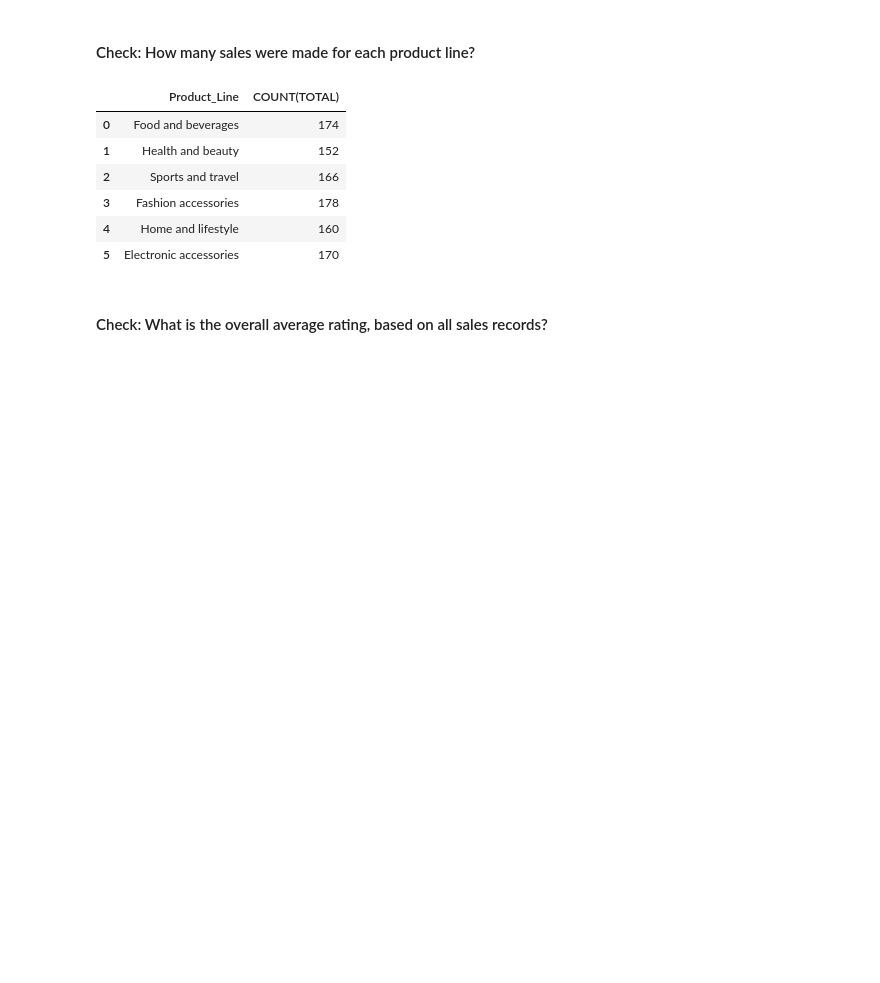
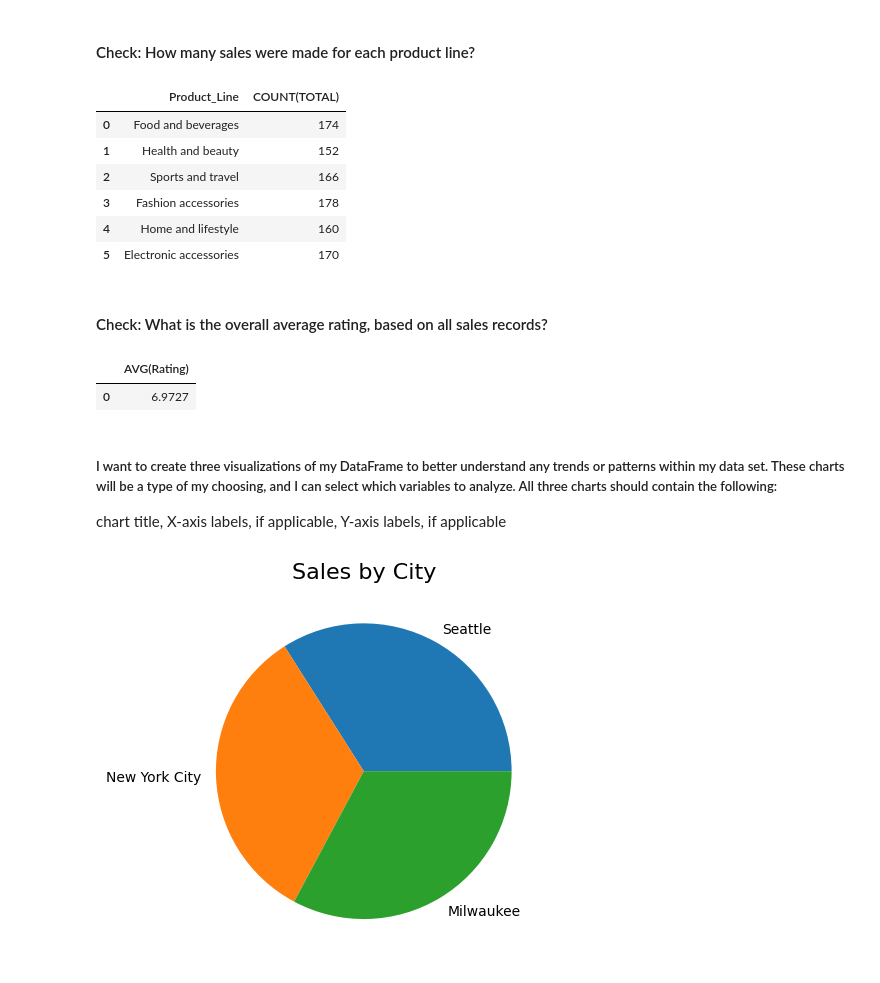
Before and after one commit to callred88/Dataanalysis, a Jupyter notebook: salesanalysis.ipynb, the cells around one changed output. Cells and saved outputs as stored; diff of their text form; code cells hidden in the pictures; blank space fills up the shorter version.

```diff
--- a/salesanalysis.ipynb
+++ b/salesanalysis.ipynb
@@ -136,6 +136,20 @@ sales_df
 # %% [markdown]
 #### Check: What is the overall average rating, based on all sales records?
 # %%
-salesquerysales = "SELECT Product_Line,COUNT(TOTAL) FROM sales GROUP BY Product_Line"
+salesquerysales = "SELECT AVG(Rating) FROM sales"
 sales_df = pd.read_sql(salesquerysales, newdb)
 sales_df
+# %% [output]
+|  | AVG(Rating) |
+| 0 | 6.9727 |
+# %% [markdown]
+#####  I want to create three visualizations of my DataFrame to better understand any trends or patterns within my data set.  These charts will be a type of my choosing, and I can select which variables to analyze.  All three charts should contain the following:
+chart title,
+X-axis labels, if applicable,
+Y-axis labels, if applicable
+# %%
+sales_df["City"].value_counts().plot.pie()
+plt.title("Sales by City", fontsize= 16)
+plt.ylabel('');
+# %% [output]
+[figure, added]
```
Also changed, not shown: parts of 1 cell of this notebook.
